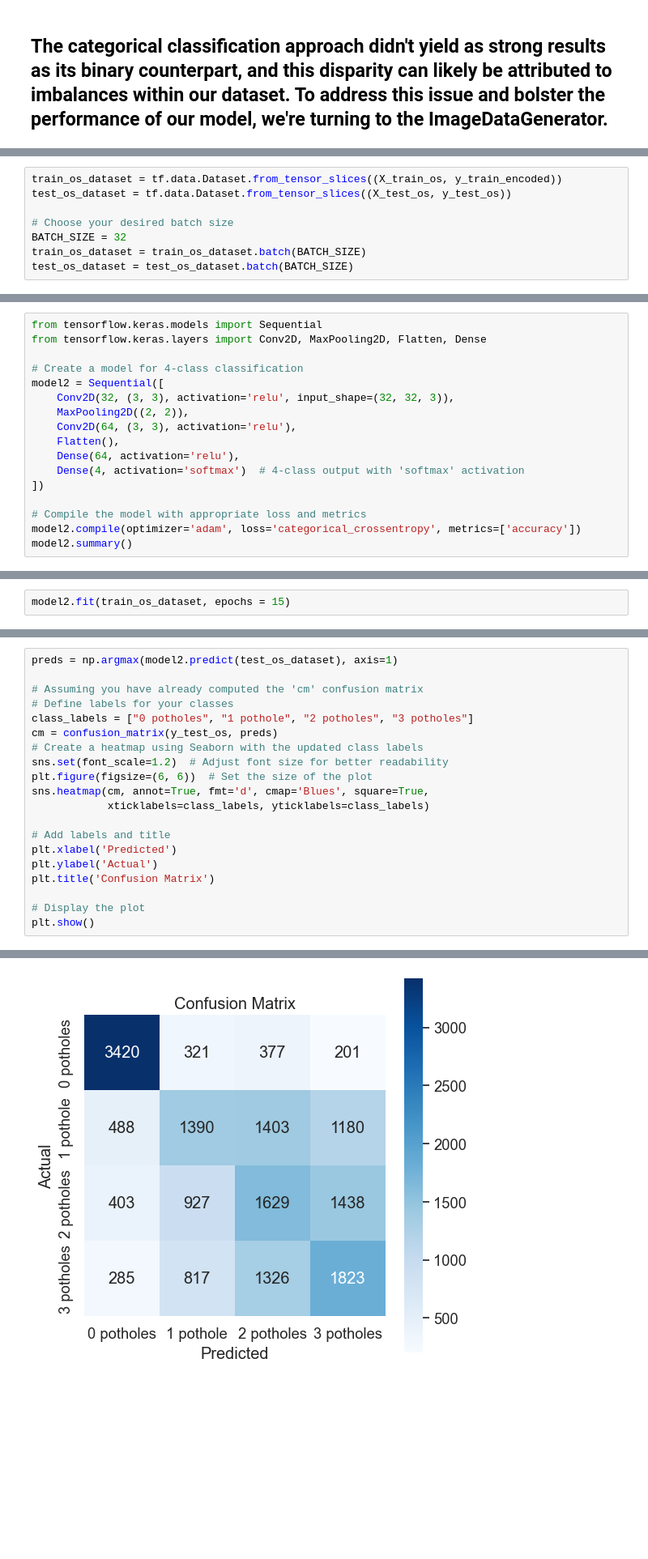
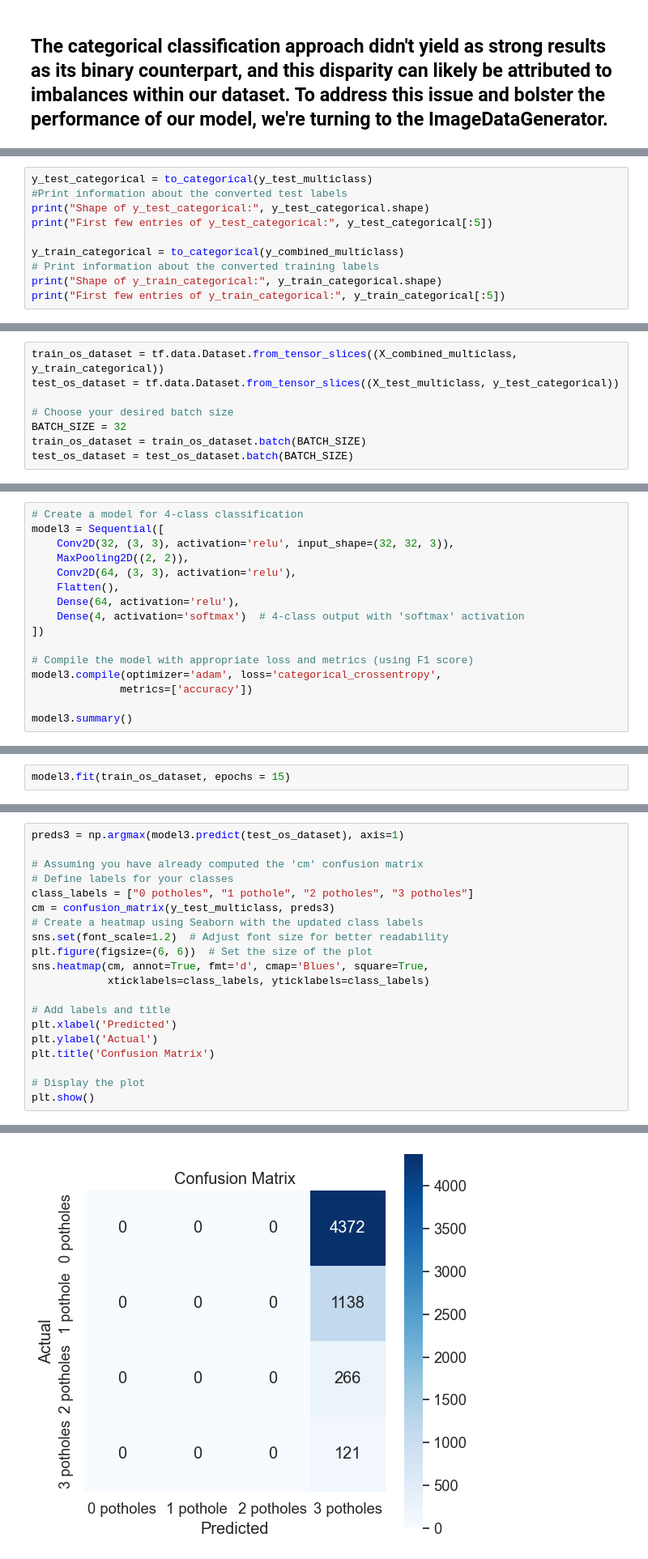
Before and after one commit to brocc12/Pothole-Recognition, a Jupyter notebook: Untitled.ipynb, the cells around one changed output, grey strips where cells are left out. Shown: that part at 81% size. Cells and saved outputs as stored; diff of their text form; blank space fills up the shorter version.

```diff
--- a/Untitled.ipynb
+++ b/Untitled.ipynb
@@ -435,0 +436,10 @@ len(X_train_multiclass), len(y_train_multiclass)
+# %%
+y_test_categorical = to_categorical(y_test_multiclass)
+#Print information about the converted test labels
+print("Shape of y_test_categorical:", y_test_categorical.shape)
+print("First few entries of y_test_categorical:", y_test_categorical[:5])
+
+y_train_categorical = to_categorical(y_combined_multiclass)
+# Print information about the converted training labels
+print("Shape of y_train_categorical:", y_train_categorical.shape)
+print("First few entries of y_train_categorical:", y_train_categorical[:5])
@@ -452,6 +475,6 @@ plt.show()
 # %%
-train_os_dataset = tf.data.Dataset.from_tensor_slices((X_train_os, y_train_encoded))
-test_os_dataset = tf.data.Dataset.from_tensor_slices((X_test_os, y_test_os))
+train_os_dataset = tf.data.Dataset.from_tensor_slices((X_combined_multiclass, y_train_categorical))
+test_os_dataset = tf.data.Dataset.from_tensor_slices((X_test_multiclass, y_test_categorical))
 
 # Choose your desired batch size
 BATCH_SIZE = 32
@@ -464,9 +509,6 @@ train_os_dataset.get_single_element
 # %%
-from tensorflow.keras.models import Sequential
-from tensorflow.keras.layers import Conv2D, MaxPooling2D, Flatten, Dense
-
 # Create a model for 4-class classification
-model2 = Sequential([
+model3 = Sequential([
     Conv2D(32, (3, 3), activation='relu', input_shape=(32, 32, 3)),
     MaxPooling2D((2, 2)),
     Conv2D(64, (3, 3), activation='relu'),
@@ -475,7 +517,9 @@ model2 = Sequential([
     Dense(4, activation='softmax')  # 4-class output with 'softmax' activation
 ])
 
-# Compile the model with appropriate loss and metrics
-model2.compile(optimizer='adam', loss='categorical_crossentropy', metrics=['accuracy'])
-model2.summary()
+# Compile the model with appropriate loss and metrics (using F1 score)
+model3.compile(optimizer='adam', loss='categorical_crossentropy',
+              metrics=['accuracy'])
+
+model3.summary()
 # %% [output]
@@ -497,6 +541,6 @@ Trainable params: 711940 (2.72 MB)
 Non-trainable params: 0 (0.00 Byte)
 _________________________________________________________________
 # %%
-model2.fit(train_os_dataset, epochs = 15)
+model3.fit(train_os_dataset, epochs = 15)
 # %% [output]
 Epoch 1/15
@@ -519,11 +563,11 @@ Epoch 15/15
 <keras.src.callbacks.History at 0x...>
 # %%
-preds = np.argmax(model2.predict(test_os_dataset), axis=1)
+preds3 = np.argmax(model3.predict(test_os_dataset), axis=1)
 
 # Assuming you have already computed the 'cm' confusion matrix
 # Define labels for your classes
 class_labels = ["0 potholes", "1 pothole", "2 potholes", "3 potholes"]
-cm = confusion_matrix(y_test_os, preds)
+cm = confusion_matrix(y_test_multiclass, preds3)
 # Create a heatmap using Seaborn with the updated class labels
 sns.set(font_scale=1.2)  # Adjust font size for better readability
 plt.figure(figsize=(6, 6))  # Set the size of the plot
@@ -542,4 +586,4 @@ plt.show()
-[figure, old version]
+[figure, new version]
 # %% [markdown]
 ## Now that we've achieved improved results through oversampling our data, we're ready to progress to the next stage of our project. The enhanced dataset, which balances the class distribution, has allowed us to address class imbalance issues effectively. With this more balanced data, we can confidently advance to the next step, which involves feeding it into a more complex and sophisticated machine learning model. This upgraded model will have the capacity to capture intricate patterns and relationships within our data, further enhancing our ability to make accurate predictions and classifications.
 # %%
```
Also changed, not shown: parts of 37 cells of this notebook.
